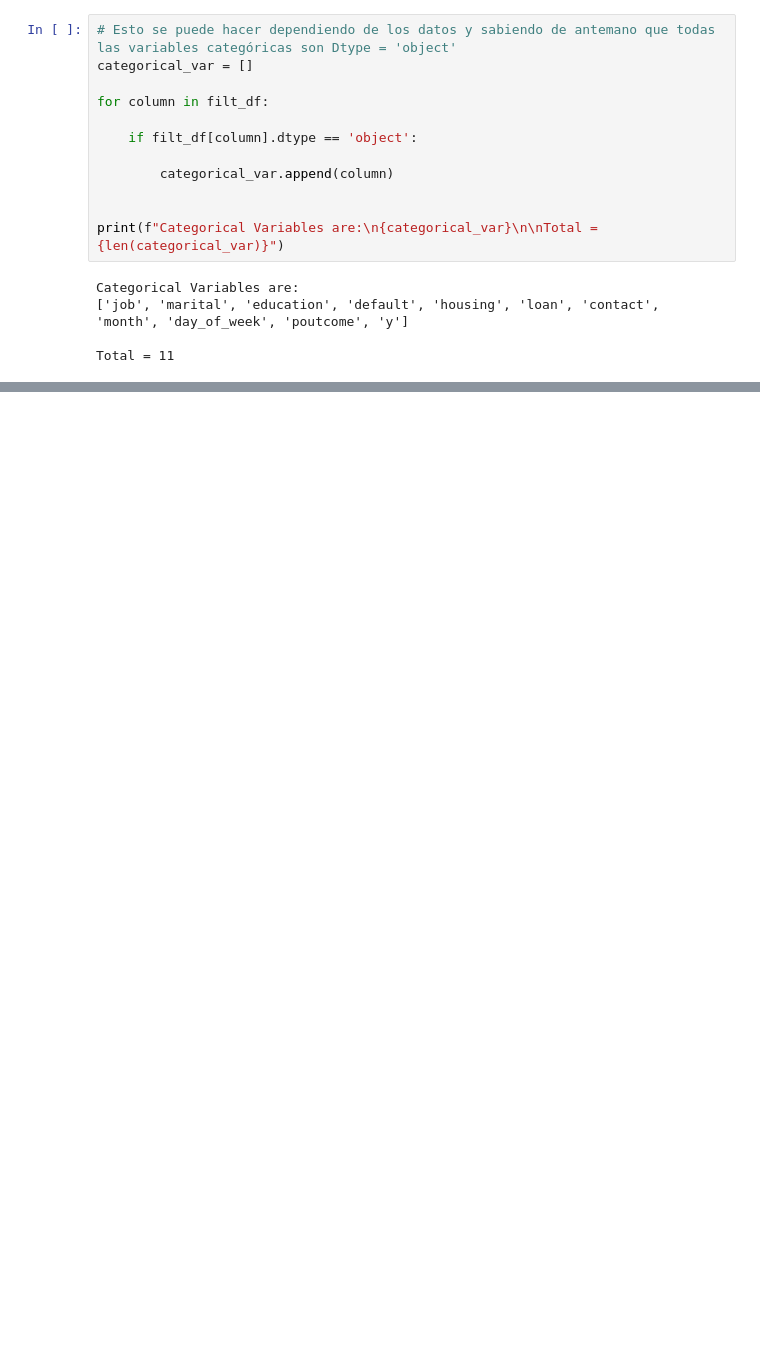
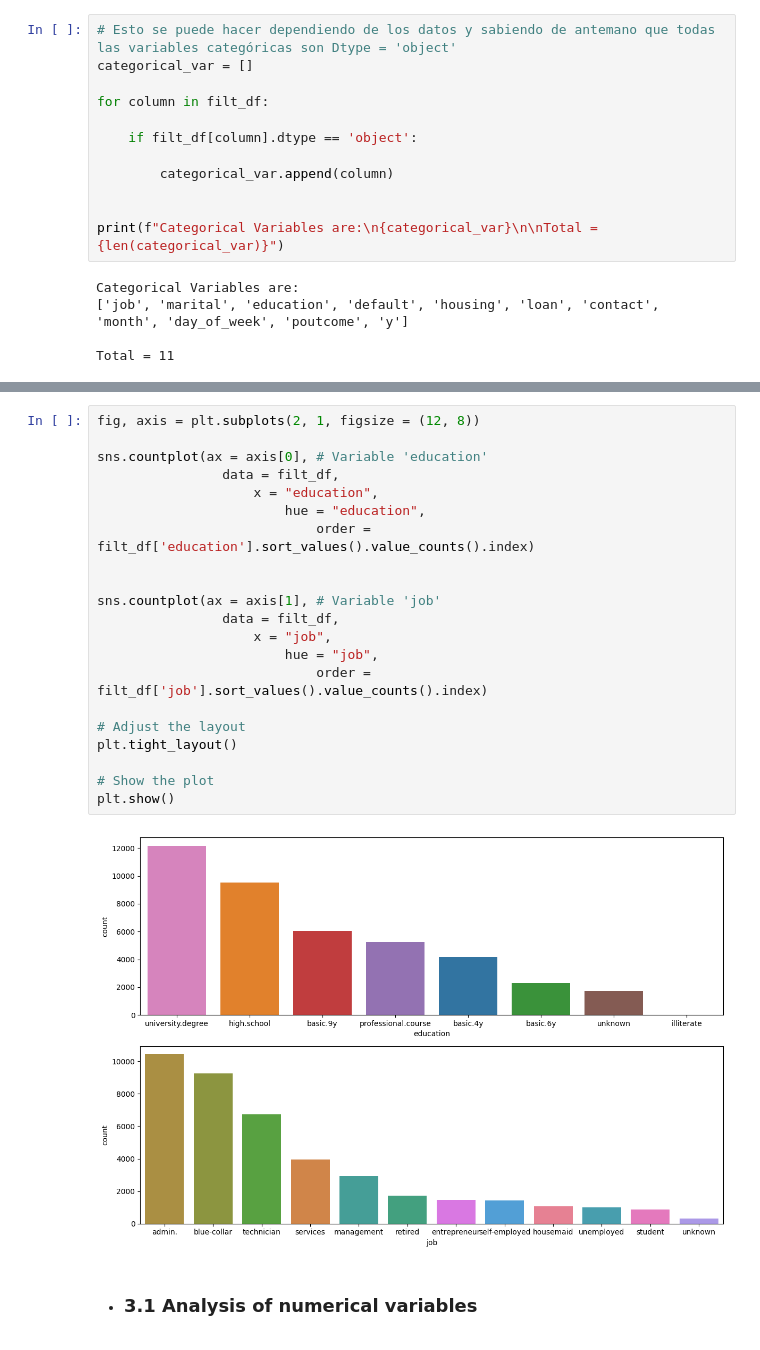
Before and after one commit to Fer-romer/fer-romer-logistic-regression, a Jupyter notebook: src/explore.ipynb, the cells around one changed output, grey strips where cells are left out. Cells and saved outputs as stored; diff of their text form; blank space fills up the shorter version.

```diff
--- a/src/explore.ipynb
+++ b/src/explore.ipynb
@@ -164,0 +243,25 @@ Total = 11
+# %%
+fig, axis = plt.subplots(2, 1, figsize = (12, 8))
+
+sns.countplot(ax = axis[0], # Variable 'education'
+                data = filt_df,
+                    x = "education",
+                        hue = "education",
+                            order = filt_df['education'].sort_values().value_counts().index)
+
+
+sns.countplot(ax = axis[1], # Variable 'job'
+                data = filt_df,
+                    x = "job",
+                        hue = "job",
+                            order = filt_df['job'].sort_values().value_counts().index)
+
+# Adjust the layout
+plt.tight_layout()
+
+# Show the plot
+plt.show()
+# %% [output]
+[figure, added]
+# %% [markdown]
+- ### 3.1 Analysis of numerical variables
```
Also changed, not shown: parts of 42 cells of this notebook, 11 other files.
